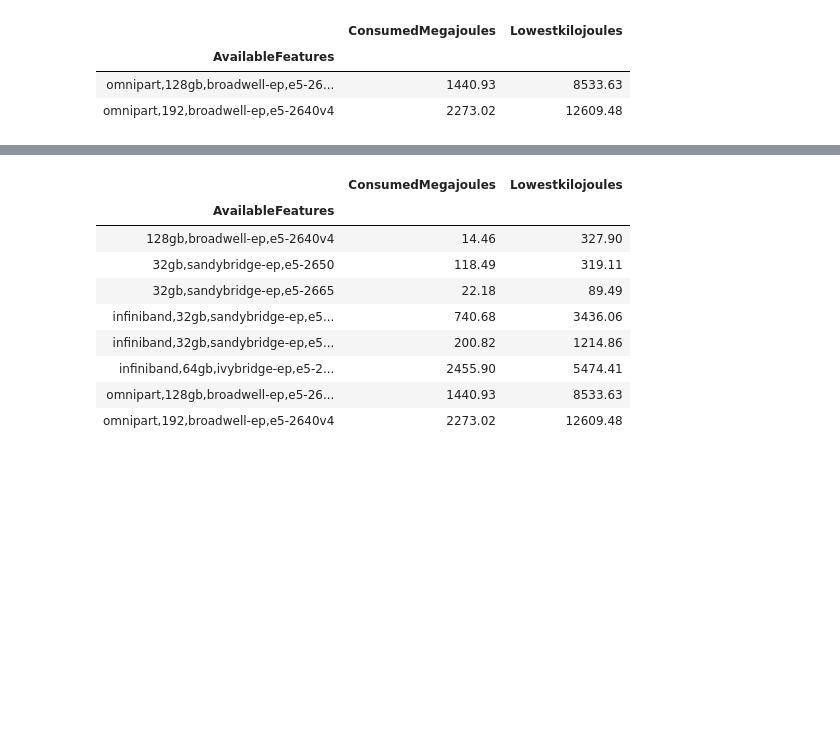
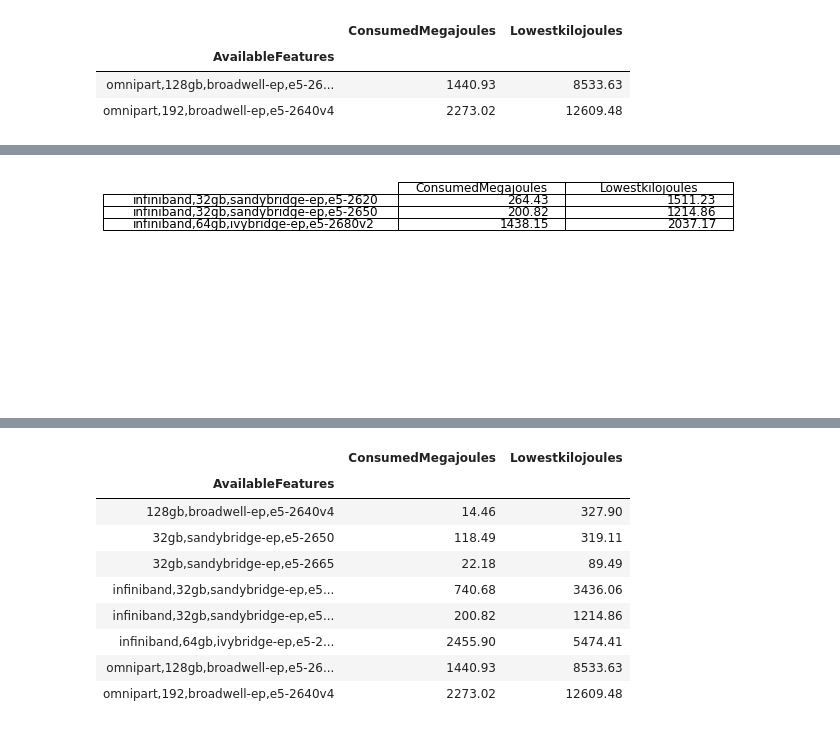
Before and after one commit to hibozzy18/argo, a Jupyter notebook: energy_processing_con.ipynb, the cells around one changed output, grey strips where cells are left out. Saved outputs shown, nothing was run; the diff lists cells and outputs as text; code cells hidden in the pictures; blank space fills up the shorter version.

```diff
--- a/energy_processing_con.ipynb
+++ b/energy_processing_con.ipynb
@@ -329,0 +350,16 @@ cmsp_pie_data
+# %%
+def get_partition_data(partition_name):
+    df = sub_data.loc[sub_data['Partitions'] == partition_name]
+    final_df = df.groupby(['AvailableFeatures'])['ConsumedMegajoules', 'Lowestkilojoules'].agg('sum').round(2)
+    return final_df
+# %%
+# Analysis for long
+#long_data = sub_data.loc[sub_data['Partitions'] == 'long']
+#long_pie_data = long_data.groupby(['AvailableFeatures'])['ConsumedMegajoules', 'Lowestkilojoules'].agg('sum').round(2)
+long_pie_data = get_partition_data('long')
+#long_pie_data.describe().round(2)
+# %%
+# Save partition to png and csv
+save_df_to_csv_png(long_pie_data, 'long_pie_data.png', 'long_pie_data.csv')
+# %% [output]
+[figure, added]
```
Also changed, not shown: parts of 34 cells of this notebook, 13 other files.
